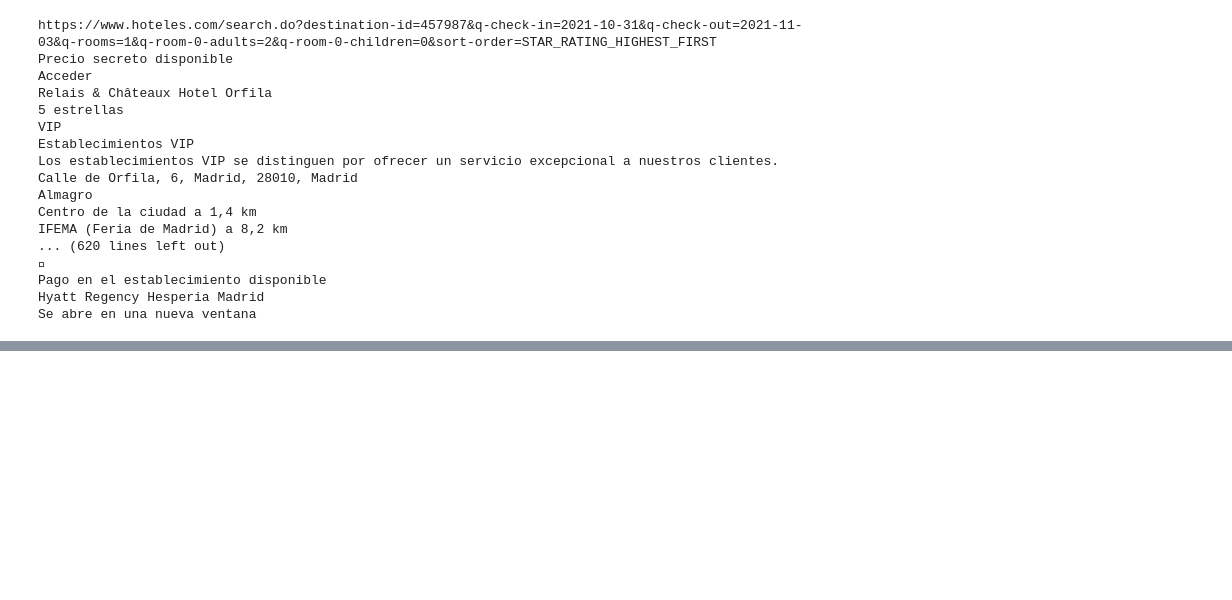
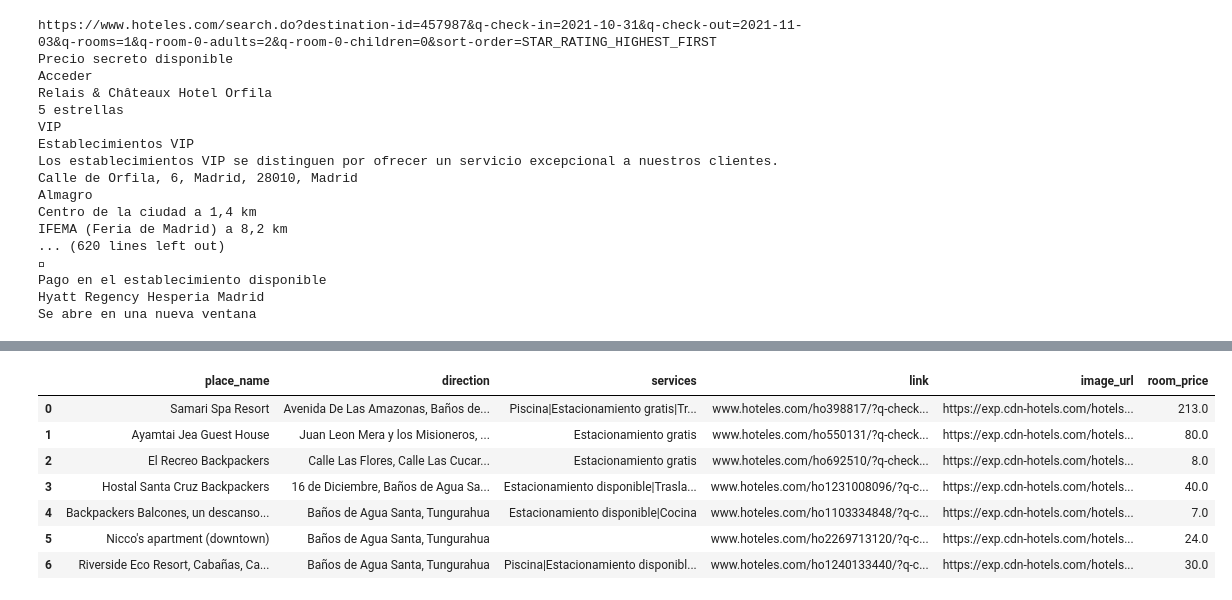
Before and after one commit to truman-t/Scrape-hoteles.com, a Jupyter notebook: Function to query hoteles.com.ipynb, the cells around one changed output, grey strips where cells are left out. Drawn from its saved outputs; the diff is of its cells as text; code cells hidden in the pictures; blank space fills up the shorter version.

```diff
--- a/Function to query hoteles.com.ipynb
+++ b/Function to query hoteles.com.ipynb
@@ -193,0 +310,53 @@ Se abre en una nueva ventana
+# %%
+children = raw_info.findChildren(name = 'li', recursive=False)
+# %%
+limit = [e for e in children if 'class' in e.attrs.keys()]
+if len(limit)>0:
+    children = children[:children.index(limit[0])-1]
+# %%
+links = []
+images = []
+names = []
+prices = []
+directions = []
+services = []
+for place in children:
+
+    # Get data from soup
+    # Get hotel name
+    name = place.find('h2').getText()
+    names.append(name)
+    # Get hotel image
+    images.append(place.find('img').get('src'))
+    # Get link reservation
+    links.append('www.hoteles.com'+place.find('a').get('href'))
+
+    # Get data from text
+    hotel_text = place.getText('\n\n').split('\n\n')
+    # Get directions
+    hotel_text = hotel_text[hotel_text.index(name)+1:]
+    directions.append(next(direction for direction in hotel_text if \
+                           (' estrella' not in direction) and ('VIP' not in direction)))
+    # Get services
+    icon_positions = [hotel_text.index(symbol) for symbol in hotel_text if symbol.encode('unicode_escape').startswith(b'\\u')]
+    service = '|'.join([hotel_text[i+1] for i in icon_positions])
+    services.append(service)
+    # Get price
+    # This may depend in the currency that the page uses, which may depend on the IP adrres that the page reads.
+    # In my case I use USD dolars, but if the page is used in other country this code should be changed.
+    price = (next(p for p in hotel_text if 'USD' in p))
+    price = float(price[4:])
+    prices.append(price)
+# %%
+information = pd.DataFrame({'place_name':names, 'direction':directions, 'services':services, 'link':links, 'image_url':images, 'room_price':prices})
+# %%
+information
+# %% [output]
+|  | place_name | direction | services | link | image_url | room_price |
+| 0 | Samari Spa Resort | Avenida De Las Amazonas, Baños de... | Piscina|Estacionamiento gratis|Tr... | www.hoteles.com/ho398817/?q-check... | https://exp.cdn-hotels.com/hotels... | 213.0 |
+| 1 | Ayamtai Jea Guest House | Juan Leon Mera y los Misioneros, ... | Estacionamiento gratis | www.hoteles.com/ho550131/?q-check... | https://exp.cdn-hotels.com/hotels... | 80.0 |
+| 2 | El Recreo Backpackers | Calle Las Flores, Calle Las Cucar... | Estacionamiento gratis | www.hoteles.com/ho692510/?q-check... | https://exp.cdn-hotels.com/hotels... | 8.0 |
+| 3 | Hostal Santa Cruz Backpackers | 16 de Diciembre, Baños de Agua Sa... | Estacionamiento disponible|Trasla... | www.hoteles.com/ho1231008096/?q-c... | https://exp.cdn-hotels.com/hotels... | 40.0 |
+| 4 | Backpackers Balcones, un descanso... | Baños de Agua Santa, Tungurahua | Estacionamiento disponible|Cocina | www.hoteles.com/ho1103334848/?q-c... | https://exp.cdn-hotels.com/hotels... | 7.0 |
+| 5 | Nicco's apartment (downtown) | Baños de Agua Santa, Tungurahua |  | www.hoteles.com/ho2269713120/?q-c... | https://exp.cdn-hotels.com/hotels... | 24.0 |
+| 6 | Riverside Eco Resort, Cabañas, Ca... | Baños de Agua Santa, Tungurahua | Piscina|Estacionamiento disponibl... | www.hoteles.com/ho1240133440/?q-c... | https://exp.cdn-hotels.com/hotels... | 30.0 |
```
Also changed, not shown: parts of 15 cells of this notebook.
